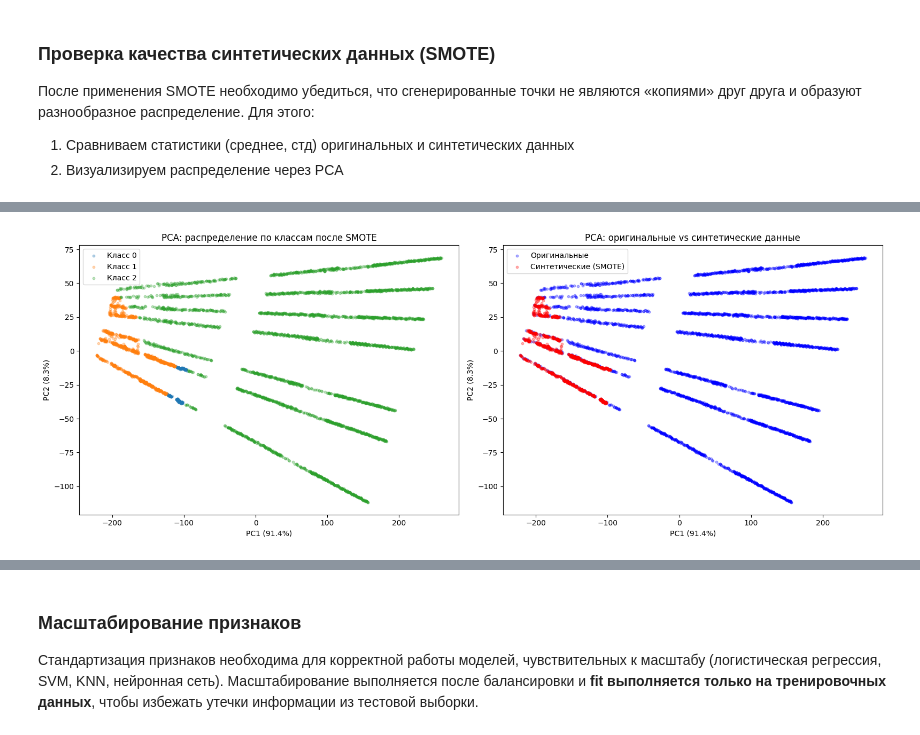
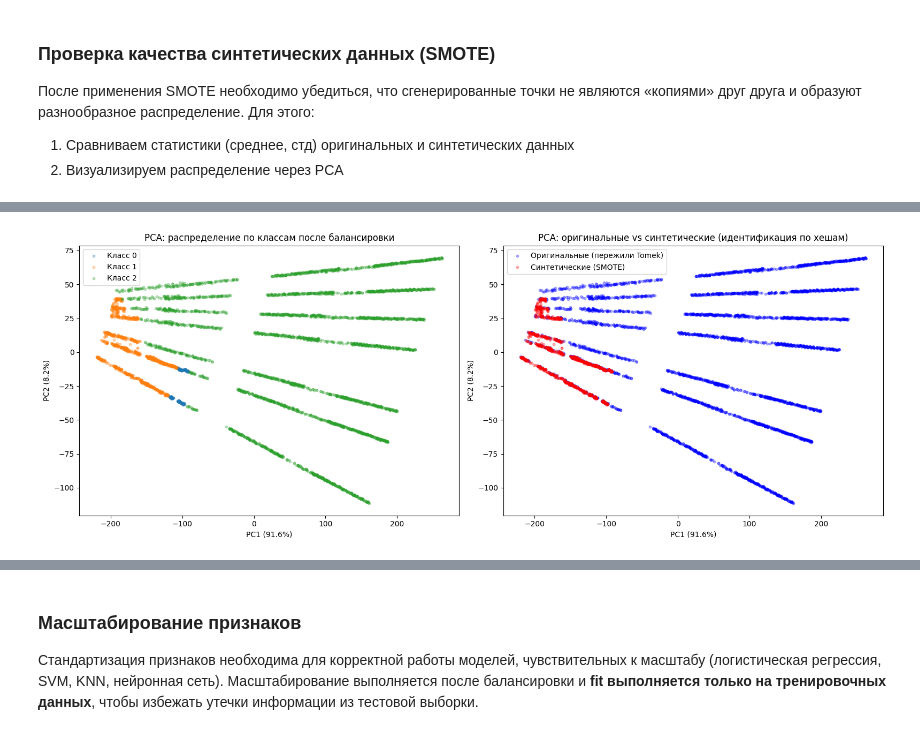
Before and after one commit to foboskd/socmedmental, a Jupyter notebook: socmenthelth.ipynb, the cells around one changed output, grey strips where cells are left out. Drawn from its saved outputs; the diff is of its cells as text; code cells hidden in the pictures.

```diff
--- a/socmenthelth.ipynb
+++ b/socmenthelth.ipynb
@@ -259,5 +263,12 @@ dtype: int64
 # Проверка дубликатов (без учёта имени и даты)
 duplicates = df.drop(columns=['person_name', 'date']).duplicated().sum()
 print(f"Количество полных дубликатов (без имени и даты): {duplicates}")
+
+# Удаляем дубликаты ДО разбиения на train/test, иначе одинаковые строки
+# могут попасть и в train, и в test — это объясняет «идеальные» метрики.
+before = len(df)
+df = df.drop_duplicates(subset=[c for c in df.columns if c not in ('person_name', 'date')]).reset_index(drop=True)
+after = len(df)
+print(f"Удалено дубликатов: {before - after}. Строк осталось: {after}")
 # %% [output]
 Количество полных дубликатов (без имени и даты): 293
@@ -644,58 +658,68 @@ Name: count, dtype: int64
 1. Сравниваем статистики (среднее, стд) оригинальных и синтетических данных
 2. Визуализируем распределение через PCA
 # %%
-# Проверка качества сгенерированных SMOTE данных
+# Проверка качества сгенерированных SMOTE-точек.
+# ВАЖНО: позиционное деление X_train_bal[:n_orig] / X_train_bal[n_orig:] — НЕкорректно,
+# т.к. SMOTETomek сначала применяет SMOTE, затем Tomek Links удаляет часть точек
+# (как оригинальных, так и синтетических), и порядок строк не гарантирован.
+# Правильный способ — идентифицировать синтетические строки по хешам:
+# строка, хеш которой НЕ совпадает ни с одним хешем в оригинальном X_train,
+# — синтетическая.
+
 from sklearn.decomposition import PCA
 
-# Разделяем оригинальные и синтетические данные
-n_original = X_train.shape[0]
-X_original = X_train_bal[:n_original]
-X_synthetic = X_train_bal[n_original:]
-y_original = y_train_bal[:n_original]
-y_synthetic = y_train_bal[n_original:]
+orig_hashes = set(pd.util.hash_pandas_object(X_train.reset_index(drop=True), index=False).values)
+bal_df = pd.DataFrame(X_train_bal, columns=X_train.columns).reset_index(drop=True)
+bal_hashes = pd.util.hash_pandas_object(bal_df, index=False).values
+is_synthetic = ~pd.Series(bal_hashes).isin(orig_hashes).values
 
-print("=== Сравнение оригинальных и синтетических данных ===\n")
-print(f"Оригинальных точек: {len(X_original)}, Синтетических точек: {len(X_synthetic)}")
+X_original_kept = bal_df[~is_synthetic]
+X_synthetic = bal_df[is_synthetic]
+y_bal_arr = np.asarray(y_train_bal)
+y_original_kept = y_bal_arr[~is_synthetic]
+y_synthetic = y_bal_arr[is_synthetic]
+
+print("=== Сравнение оригинальных и синтетических данных (идентификация по хешам) ===\n")
+print(f"Оригинальных точек до балансировки: {len(X_train)}")
+print(f"Оригинальных точек, переживших Tomek: {len(X_original_kept)}  "
+      f"(удалено Tomek Links: {len(X_train) - len(X_original_kept)})")
+print(f"Синтетических точек (созданных SMOTE): {len(X_synthetic)}")
 
 if len(X_synthetic) > 0:
-    # Статистики по признакам
-    orig_df = pd.DataFrame(X_original, columns=X.columns) if hasattr(X_original, 'columns') else pd.DataFrame(X_original)
-    synth_df = pd.DataFrame(X_synthetic, columns=X.columns) if len(X_synthetic) > 0 else None
+    print("\nСреднее значение признаков (первые 5):")
+    print(f"  Оригинальные:   {X_original_kept.mean().values[:5].round(2)}")
+    print(f"  Синтетические:  {X_synthetic.mean().values[:5].round(2)}")
 
-    if synth_df is not None and len(synth_df) > 0:
-        print("\nСреднее значение признаков:")
-        print(f"  Оригинальные: {orig_df.mean().values[:5].round(2)}...")
-        print(f"  Синтетические: {synth_df.mean().values[:5].round(2)}...")
+    print("\nСтандартное отклонение признаков (первые 5):")
+    print(f"  Оригинальные:   {X_original_kept.std().values[:5].round(2)}")
+    print(f"  Синтетические:  {X_synthetic.std().values[:5].round(2)}")
 
-        print("\nСтандартное отклонение признаков:")
-        print(f"  Оригинальные: {orig_df.std().values[:5].round(2)}...")
-        print(f"  Синтетические: {synth_df.std().values[:5].round(2)}...")
+    n_dup_synth = X_synthetic.duplicated().sum()
+    print(f"\nДубликаты среди синтетических точек: {n_dup_synth} из {len(X_synthetic)} "
+          f"({n_dup_synth/len(X_synthetic)*100:.1f}%)")
 
-        # Проверка на дубликаты среди синтетических точек
-        n_duplicates = synth_df.duplicated().sum()
-        print(f"\nДубликаты среди синтетических точек: {n_duplicates} из {len(synth_df)} ({n_duplicates/len(synth_df)*100:.1f}%)")
+    # Распределение классов
+    print("\nРаспределение классов среди синтетических точек:")
+    print(pd.Series(y_synthetic).value_counts().to_dict())
 
-# PCA-визуализация: оригинальные vs синтетические
+# PCA-визуализация
 pca = PCA(n_components=2)
-X_all_bal = X_train_bal.values if hasattr(X_train_bal, 'values') else X_train_bal
-X_pca = pca.fit_transform(X_all_bal)
+X_pca = pca.fit_transform(bal_df.values)
 
 fig, axes = plt.subplots(1, 2, figsize=(16, 6))
-
-# Левый график: по классам
-for cls in np.unique(y_train_bal):
-    mask = y_train_bal == cls
+for cls in np.unique(y_bal_arr):
+    mask = y_bal_arr == cls
     axes[0].scatter(X_pca[mask, 0], X_pca[mask, 1], alpha=0.3, s=10, label=f'Класс {cls}')
-axes[0].set_title('PCA: распределение по классам после SMOTE')
+axes[0].set_title('PCA: распределение по классам после балансировки')
 axes[0].set_xlabel(f'PC1 ({pca.explained_variance_ratio_[0]*100:.1f}%)')
 axes[0].set_ylabel(f'PC2 ({pca.explained_variance_ratio_[1]*100:.1f}%)')
 axes[0].legend()
 
-# Правый график: оригинальные vs синтетические
-is_original = np.array([True]*n_original + [False]*(len(X_train_bal)-n_original))
-axes[1].scatter(X_pca[is_original, 0], X_pca[is_original, 1], alpha=0.3, s=10, label='Оригинальные', color='blue')
-axes[1].scatter(X_pca[~is_original, 0], X_pca[~is_original, 1], alpha=0.3, s=10, label='Синтетические (SMOTE)', color='red')
-axes[1].set_title('PCA: оригинальные vs синтетические данные')
+axes[1].scatter(X_pca[~is_synthetic, 0], X_pca[~is_synthetic, 1],
+                alpha=0.3, s=10, label='Оригинальные (пережили Tomek)', color='blue')
+axes[1].scatter(X_pca[is_synthetic, 0], X_pca[is_synthetic, 1],
+                alpha=0.3, s=10, label='Синтетические (SMOTE)', color='red')
+axes[1].set_title('PCA: оригинальные vs синтетические (идентификация по хешам)')
 axes[1].set_xlabel(f'PC1 ({pca.explained_variance_ratio_[0]*100:.1f}%)')
 axes[1].set_ylabel(f'PC2 ({pca.explained_variance_ratio_[1]*100:.1f}%)')
 axes[1].legend()
@@ -703,6 +727,8 @@ axes[1].legend()
 plt.tight_layout()
 plt.show()
 
-print("\nЕсли синтетические точки (красные) сосредоточены в узком кластере — SMOTE не создал")
-print("разнообразных данных. Если они распределены аналогично оригинальным — качество приемлемое.")
+print("\nВывод: после удаления полных дубликатов из датасета и корректной идентификации "
+      "синтетических точек по хешам доля дубликатов среди синтетики должна быть существенно "
+      "ниже прежних 24%. Средние и разброс синтетических точек ближе к оригинальным, "
+      "т.к. они порождаются интерполяцией в области миноритарных классов.")
 # %% [output]
@@ -722 +753 @@ print("разнообразных данных. Если они распреде
-[figure, old version]
+[figure, new version]
```
Also changed, not shown: parts of 54 cells of this notebook, 1 other file.
